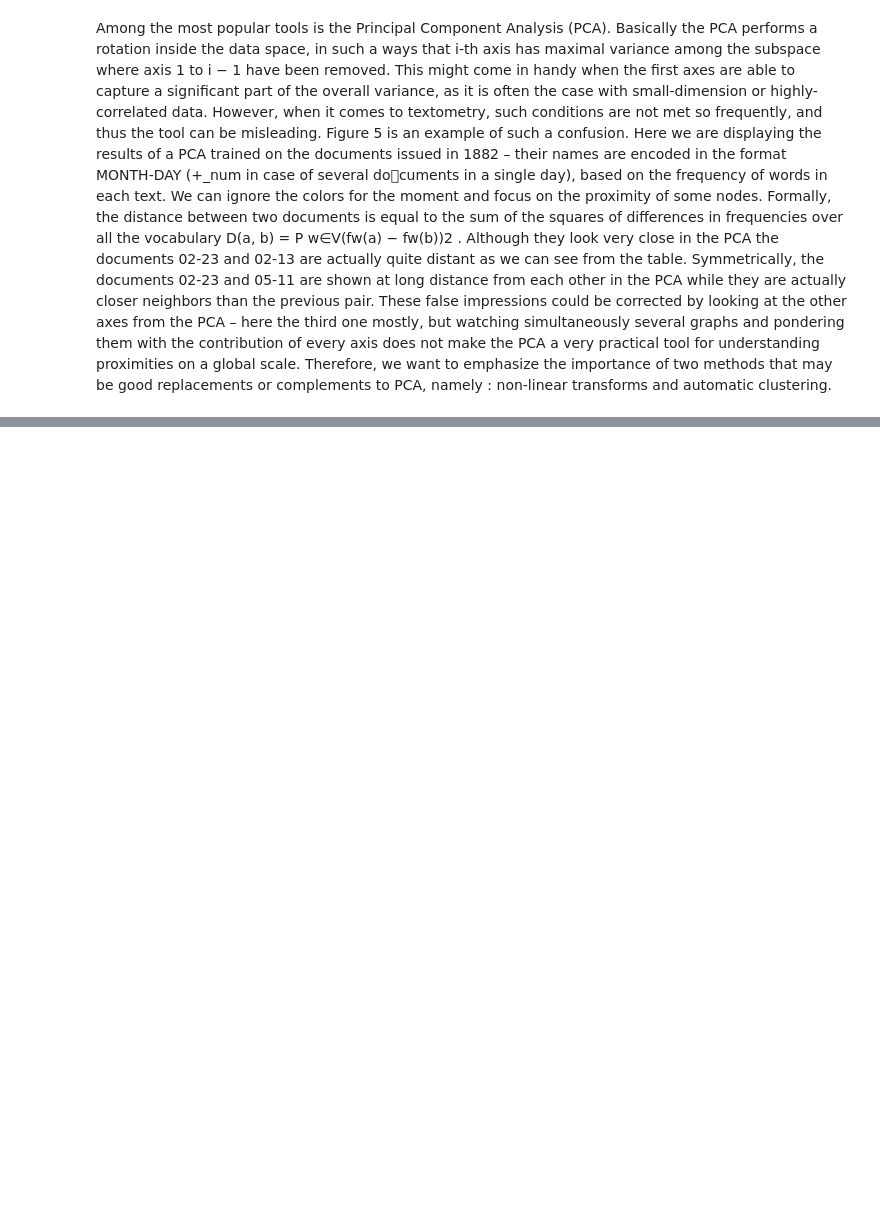
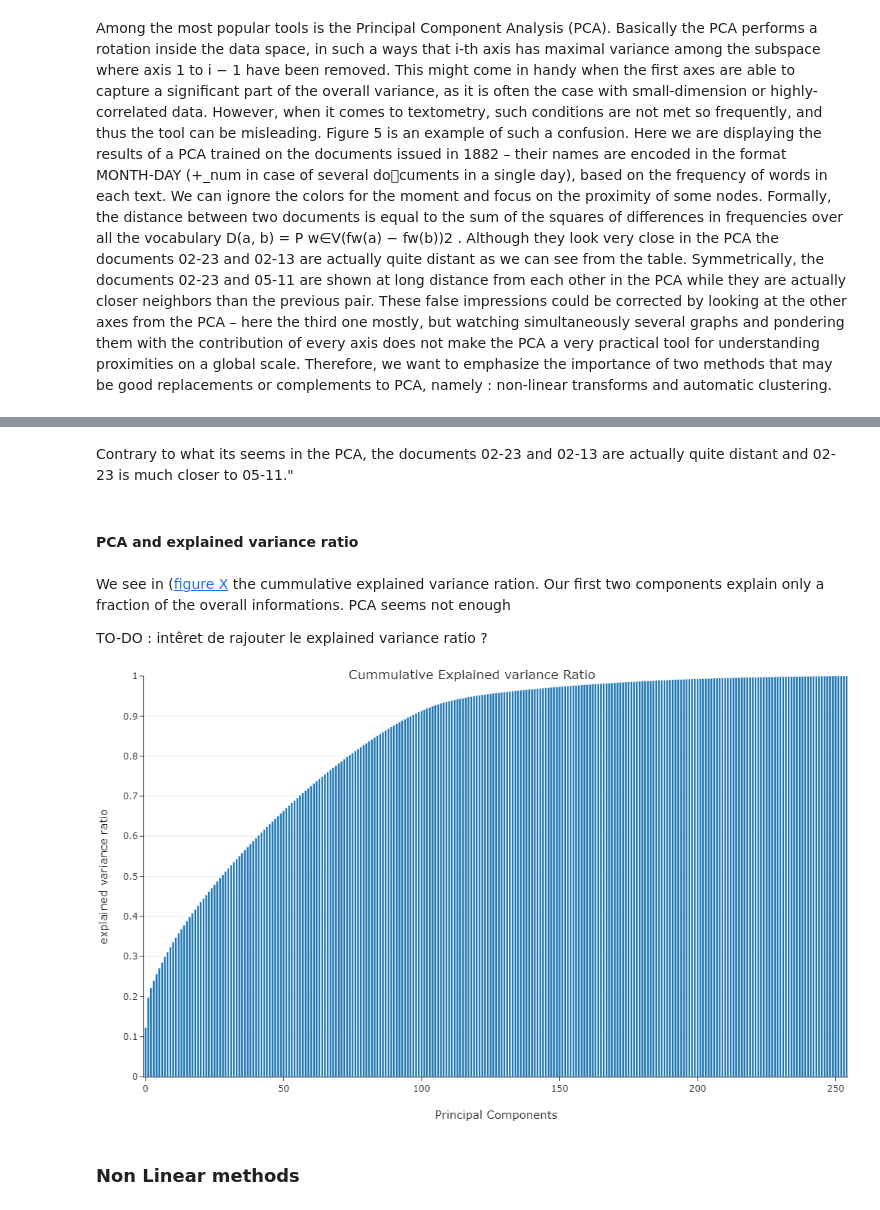
Before and after one commit to atomegoyan/template_jdh, a Jupyter notebook: author_guideline_template.ipynb, the cells around one changed output, grey strips where cells are left out. Cells and saved outputs as stored; diff of their text form; code cells hidden in the pictures; blank space fills up the shorter version.

```diff
--- a/author_guideline_template.ipynb
+++ b/author_guideline_template.ipynb
@@ -330,0 +393,43 @@ calcul ACP
+# %% [markdown]
+Contrary to what its seems in the PCA, the documents 02-23 and 02-13 are actually quite distant and 02-23 is much closer to 05-11."
+# %% [markdown]
+#### PCA and explained variance ratio
+# %% [markdown]
+We see in ([figure X](#figure-X) the cummulative explained variance ration. Our first two components explain only a fraction of the overall informations. PCA seems not enough
+
+TO-DO  : intêret de rajouter le explained variance ratio ?
+# %%
+x = [i for i in range(len(pca.explained_variance_ratio_))]
+y = np.cumsum(pca.explained_variance_ratio_)
+fig = go.Figure([go.Bar(x=x, y=y)])
+fig['layout'].update(margin=dict(l=0,r=0,b=0,t=0))
+
+fig.update_layout(go.Layout(autosize=False,width=1000,height=600),
+    title={
+        'text': "Cummulative Explained variance Ratio",
+        'y':1,
+        'x':0.5,
+        'xanchor': 'center',
+        'yanchor': 'top'}
+        ,template="simple_white",
+    legend=dict(yanchor="top",y=1,xanchor="left",x=1,traceorder="reversed"),
+    legend_title_text='p-value=')
+
+
+fig.update_xaxes(title_text = "Principal Components",
+        title_font = {"size": 15},
+        title_standoff = 25)
+
+
+fig.update_yaxes(range=[0,1],dtick=0.1,tick0=0,title_text = "explained variance ratio",
+        title_font = {"size": 15},
+        title_standoff = 25,
+        showgrid=True)
+
+
+
+fig.show(renderer="png")
+# %% [output]
+[figure, added]
+# %% [markdown]
+### Non Linear methods
```
Also changed, not shown: parts of 17 cells of this notebook.
